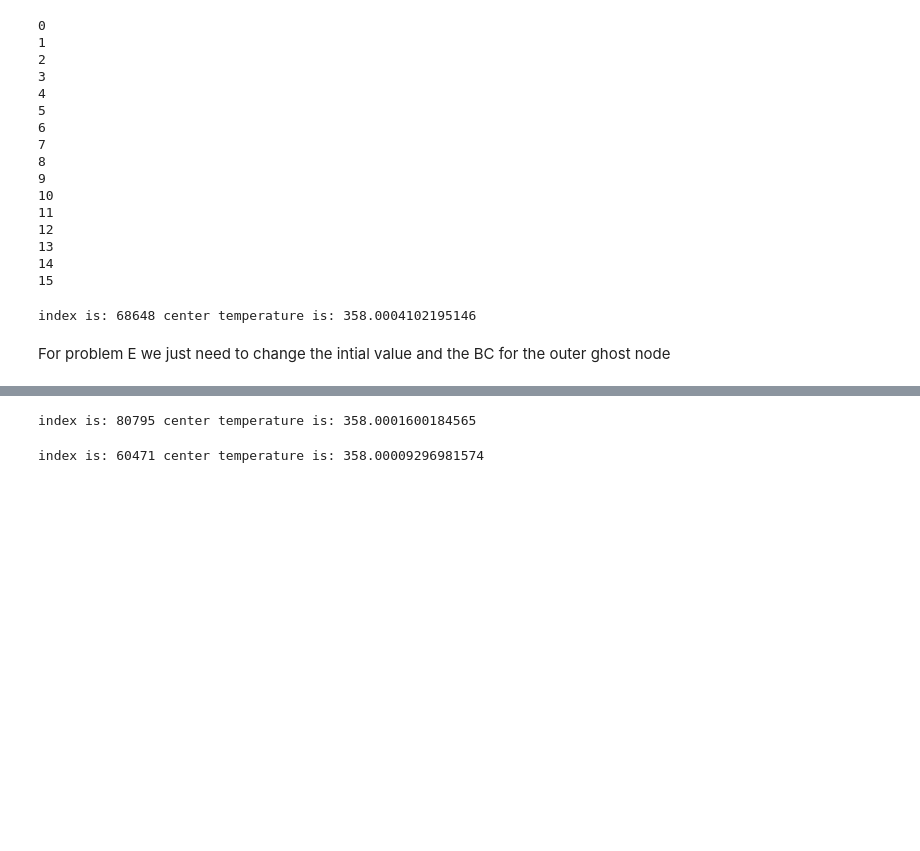
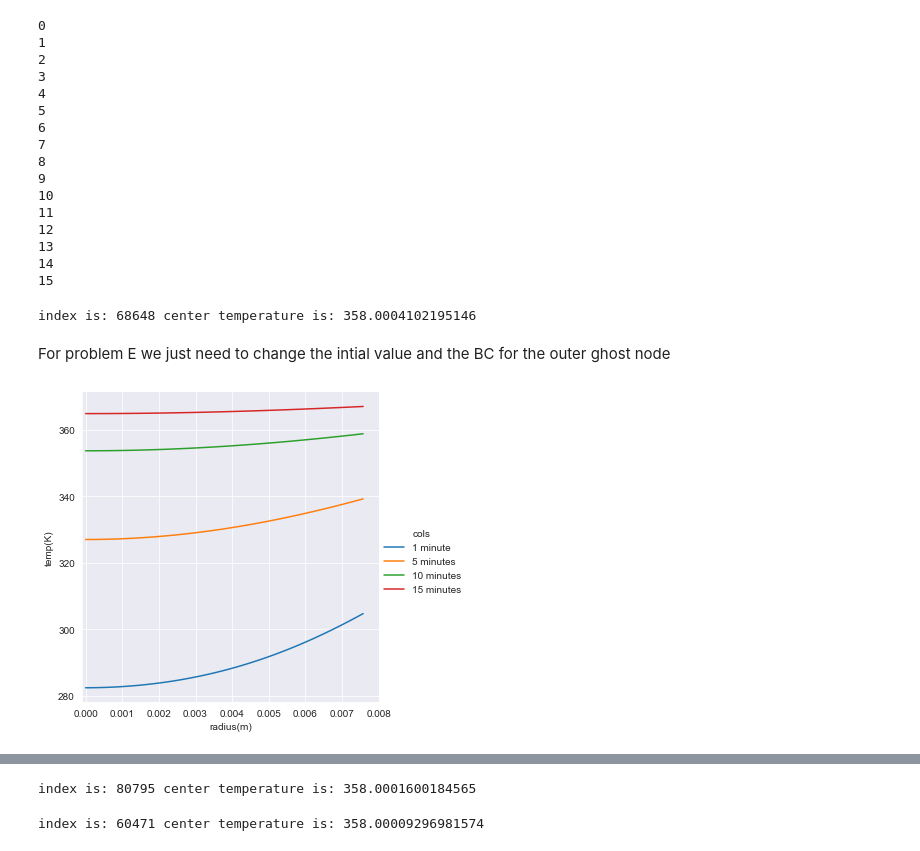
Before and after one commit to jmox0351/heat_and_mass_project, a Jupyter notebook: Mini_project_veggie_Moxley_Leon.ipynb, the cells around one changed output, grey strips where cells are left out. Saved outputs shown, nothing was run; the diff lists cells and outputs as text; code cells hidden in the pictures; blank space fills up the shorter version.

```diff
--- a/Mini_project_veggie_Moxley_Leon.ipynb
+++ b/Mini_project_veggie_Moxley_Leon.ipynb
@@ -103,3 +104,17 @@ for i in range(60000,90000):
 index is: 68648 center temperature is: 358.0004102195146
 # %% [markdown]
 For problem E we just need to change the intial value and the BC for the outer ghost node
+# %%
+data = pd.read_csv('partD.csv', header = None)
+# %%
+radius = np.linspace(0.0075*1.01,0,102)
+df1 = pd.DataFrame({'radius(m)':radius, '1 minute': data.iloc[6000], '5 minutes': data.iloc[30000], '10 minutes': data.iloc[60000],\
+                   '15 minutes': data.iloc[90000]})
+df1 = df1.melt('radius(m)', var_name = 'cols', value_name = 'temp(K)')
+sns.set_style('darkgrid')
+g = sns.relplot(data = df1, x = 'radius(m)', y = 'temp(K)', hue = 'cols', kind = 'line')
+axes = plt.gca()
+axes.set_xlim([-0.0001,0.008])
+plt.show()
+# %% [output]
+[figure, added]
```
Also changed, not shown: parts of 6 cells of this notebook.
